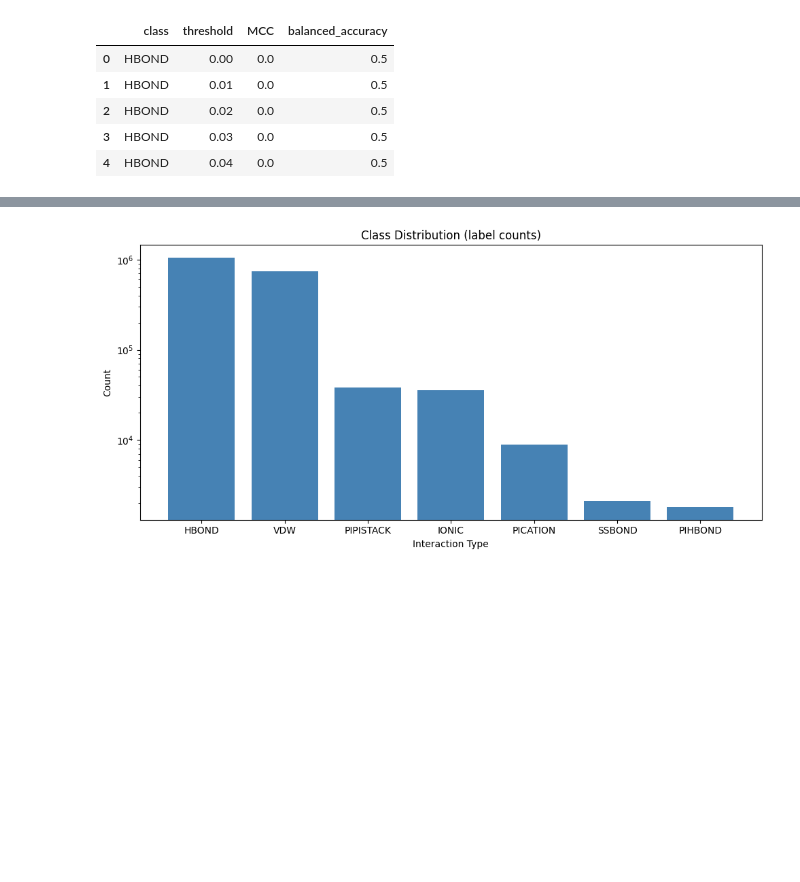
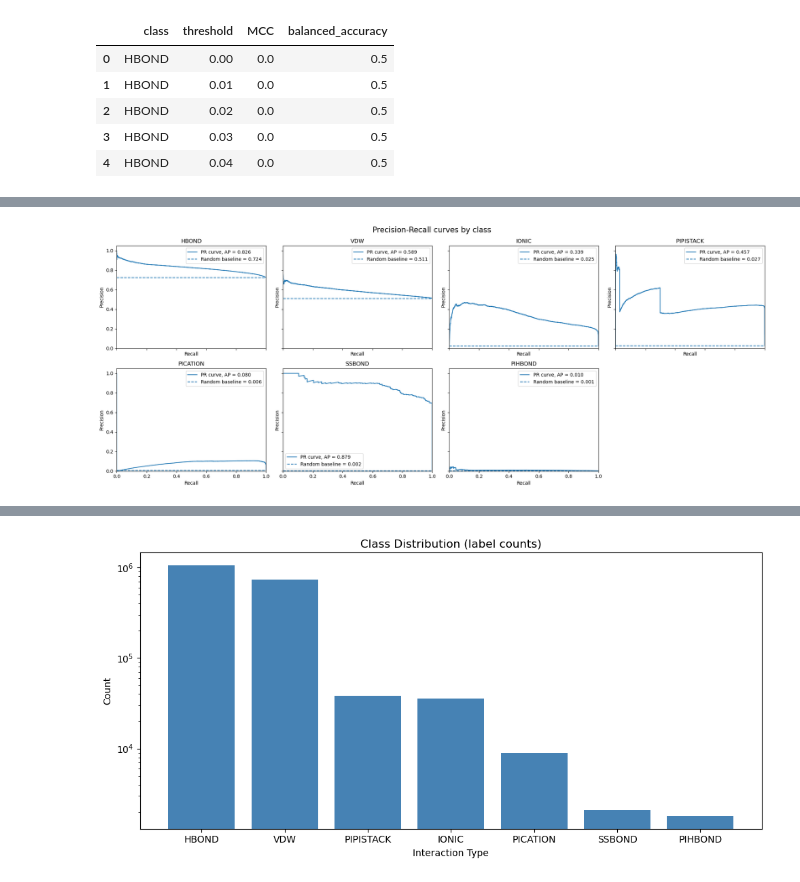
Before and after one commit to miriamzara/SB_Project, a Jupyter notebook: 2_logistic_regression.ipynb, the cells around one changed output, grey strips where cells are left out. Saved outputs shown, nothing was run; the diff lists cells and outputs as text; code cells hidden in the pictures; blank space fills up the shorter version.

```diff
--- a/2_logistic_regression.ipynb
+++ b/2_logistic_regression.ipynb
@@ -299,0 +374,59 @@ plt.show()
+# %%
+n_classes = len(target_names)
+
+n_cols = 4
+n_rows = int(np.ceil(n_classes / n_cols))
+
+fig, axes = plt.subplots(
+    n_rows,
+    n_cols,
+    figsize=(5 * n_cols, 4 * n_rows),
+    sharex=True,
+    sharey=True
+)
+
+axes = axes.flatten()
+
+for class_idx, class_name in enumerate(target_names):
+
+    ax = axes[class_idx]
+
+    y_true_class = Y_test.iloc[:, class_idx] if hasattr(Y_test, "iloc") else Y_test[:, class_idx]
+    y_score_class = y_scores[:, class_idx]
+
+    precision, recall, thresholds = precision_recall_curve(
+        y_true_class,
+        y_score_class
+    )
+
+    ap = average_precision_score(
+        y_true_class,
+        y_score_class
+    )
+
+    # baseline = prevalence of the positive class
+    prevalence = np.mean(y_true_class)
+
+    ax.plot(recall, precision, label=f"PR curve, AP = {ap:.3f}")
+    ax.axhline(
+        prevalence,
+        linestyle="--",
+        label=f"Random baseline = {prevalence:.3f}"
+    )
+
+    ax.set_title(class_name)
+    ax.set_xlabel("Recall")
+    ax.set_ylabel("Precision")
+    ax.set_xlim(0, 1)
+    ax.set_ylim(0, 1.05)
+    ax.legend()
+
+# remove empty panels
+for j in range(n_classes, len(axes)):
+    fig.delaxes(axes[j])
+
+fig.suptitle("Precision-Recall curves by class", fontsize=16)
+plt.tight_layout()
+plt.show()
+# %% [output]
+[figure, added]
```
Also changed, not shown: parts of 20 cells of this notebook, 1 other file.
